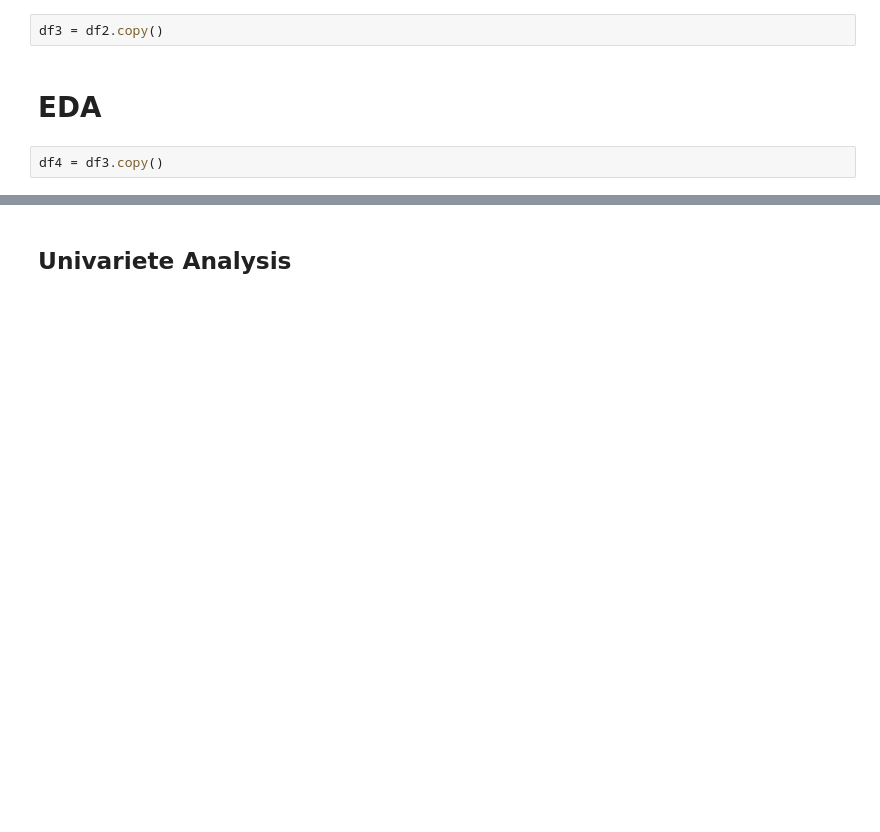
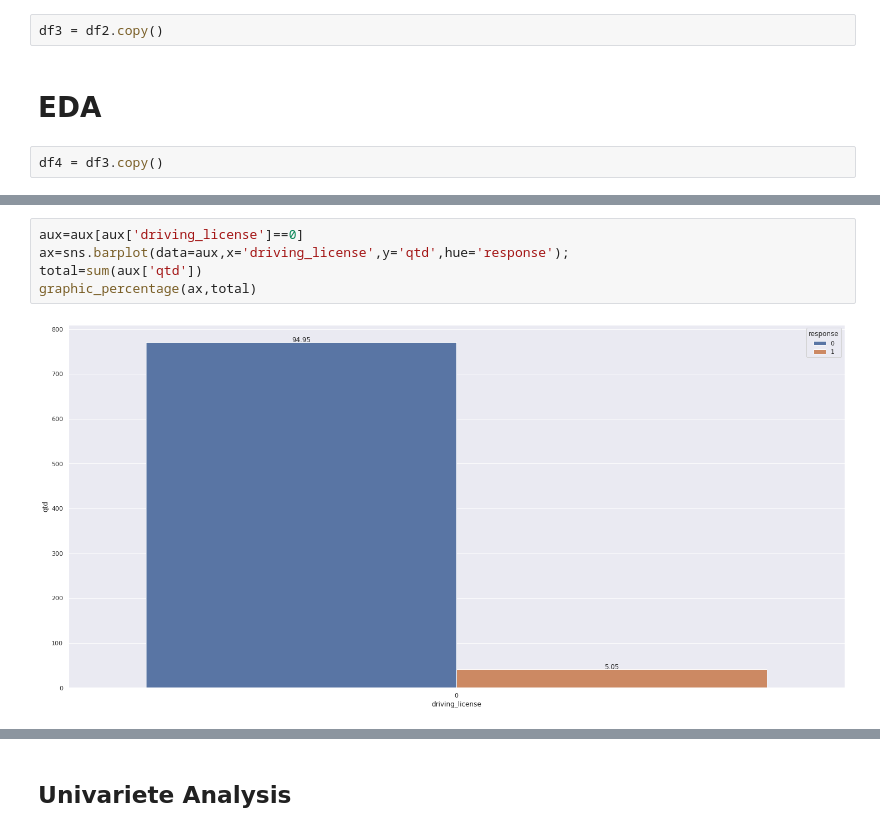
Before and after one commit to alexhenriquepineda/Health-Insurance-Cross-Sell, a Jupyter notebook: m08-model-performance.ipynb, the cells around one changed output, grey strips where cells are left out. Cells and saved outputs as stored; diff of their text form; blank space fills up the shorter version.

```diff
--- a/m08-model-performance.ipynb
+++ b/m08-model-performance.ipynb
@@ -273,0 +363,7 @@ df4 = df3.copy()
+# %%
+aux=aux[aux['driving_license']==0]
+ax=sns.barplot(data=aux,x='driving_license',y='qtd',hue='response');
+total=sum(aux['qtd'])
+graphic_percentage(ax,total)
+# %% [output]
+[figure, added]
```
Also changed, not shown: parts of 39 cells of this notebook.
